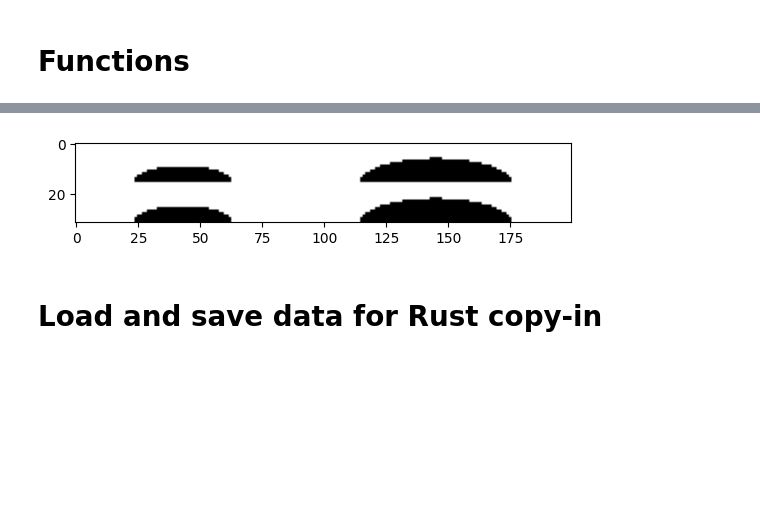
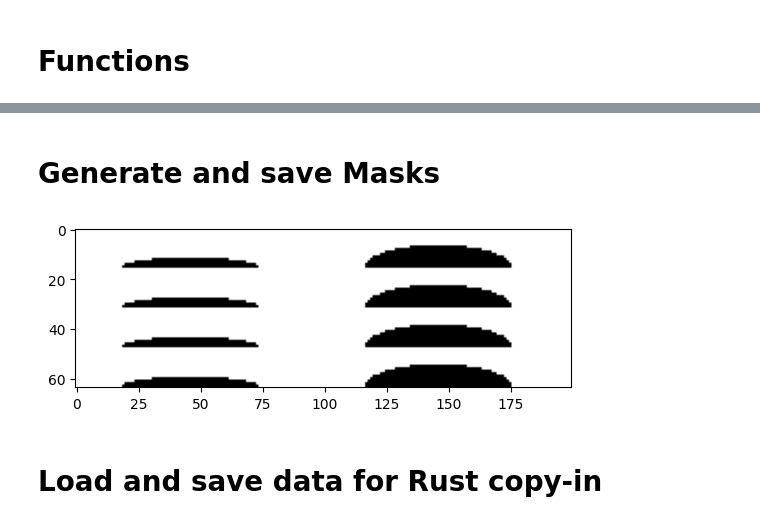
Before and after one commit to Inversed-Tech/hnsw-demo, a Jupyter notebook: analysis_notebooks/mask_generation.ipynb, the cells around one changed output, grey strips where cells are left out. Saved outputs shown, nothing was run; the diff lists cells and outputs as text; code cells hidden in the pictures; blank space fills up the shorter version.

```diff
--- a/analysis_notebooks/mask_generation.ipynb
+++ b/analysis_notebooks/mask_generation.ipynb
@@ -91,7 +84,0 @@ def read_partial_file(filename, num_bits):
-# %%
-def load_and_reshape_masks(filename, num_masks):
-    flattened_data = np.unpackbits(read_partial_file(filename, ((X//2) * Y) * num_masks))
-    boolean_arrays = flattened_data.reshape((num_masks, X//2, Y))
-    vertically_stacked = np.tile(boolean_arrays, (1, 2, 1))
-    duplicated_arrays = np.repeat(vertically_stacked[:, np.newaxis, :, :], DIM[0], axis=1)
-    return duplicated_arrays
@@ -107,0 +91,7 @@ def import_voter_model_rust_implementation(path_low, path_high, num_samples, DIM
+# %%
+def load_and_reshape_masks(filename, num_masks, DIM=DIM):
+    flattened_data = np.unpackbits(read_partial_file(filename, ((DIM[1]//2) * DIM[2]) * num_masks))
+    boolean_arrays = flattened_data.reshape((num_masks, DIM[1]//2, DIM[2]))
+    vertically_stacked = np.tile(boolean_arrays, (1, 2, 1))
+    duplicated_arrays = np.repeat(vertically_stacked[:, np.newaxis, :, :], DIM[0], axis=1)
+    return duplicated_arrays.astype(bool)
@@ -111,7 +109,9 @@ def int_to_scaled_string(n):
     idx = max(0, min(len(suffixes) - 1, int((len(str(abs(n))) - 1) / 3)))
     scaled = n / (1000 ** idx)
     return f"{scaled:.1f}{suffixes[idx]}" if scaled % 1 else f"{int(scaled)}{suffixes[idx]}"
+# %% [markdown]
+# Generate and save Masks
 # %%
 total_num_masks = 2**22
-path = f'data/synthetic_iris_data/{int_to_scaled_string(total_num_masks)}_mask_arrays.dat'
+path = f'synthetic_data/{int_to_scaled_string(total_num_masks)}_mask_arrays.dat'
 # %%
@@ -125,9 +125,11 @@ save_masks_arrays(masks_lst, path)
 # %%
-loaded_data = load_and_reshape_masks(path, total_num_masks)
+load_num = 1000
+loaded_data = load_and_reshape_masks(path, load_num)
 # %%
-plot_boolean_iris(loaded_data[2][0])
+idx = np.random.randint(load_num)
+plot_boolean_iris(loaded_data.reshape(load_num, reduce(mul, DIM[:2]), DIM[2])[idx])
 # %% [output]
-[figure, old version]
+[figure, new version]
 # %% [markdown]
 # Load and save data for Rust copy-in
 # %% [markdown]
```
Also changed, not shown: parts of 18 cells of this notebook, 6 other files.
